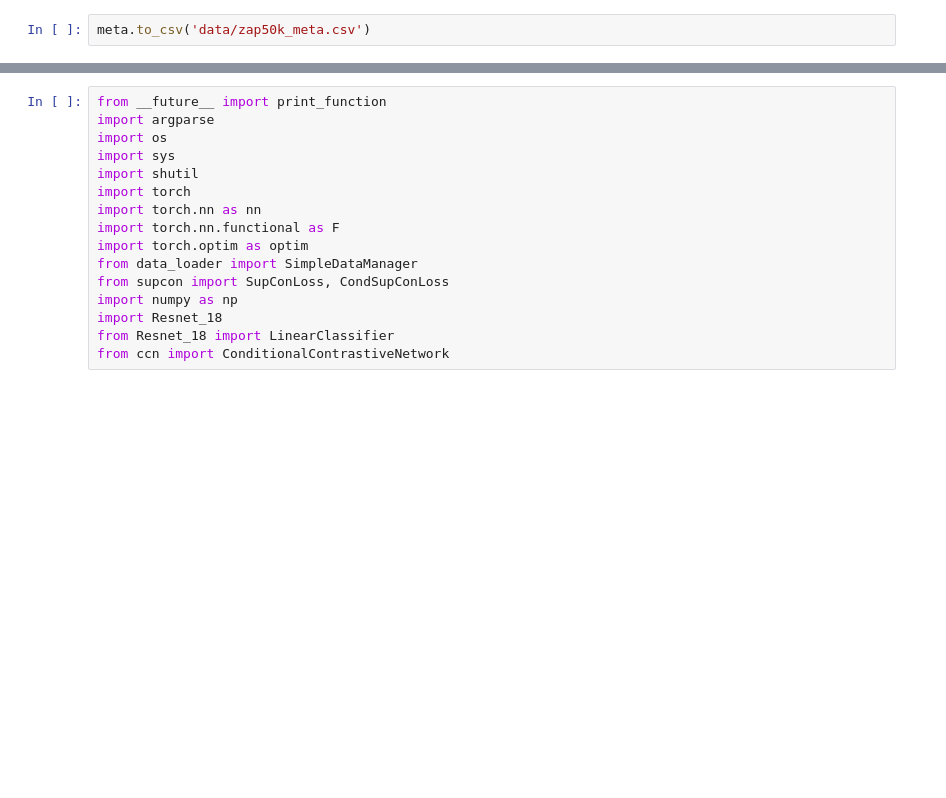
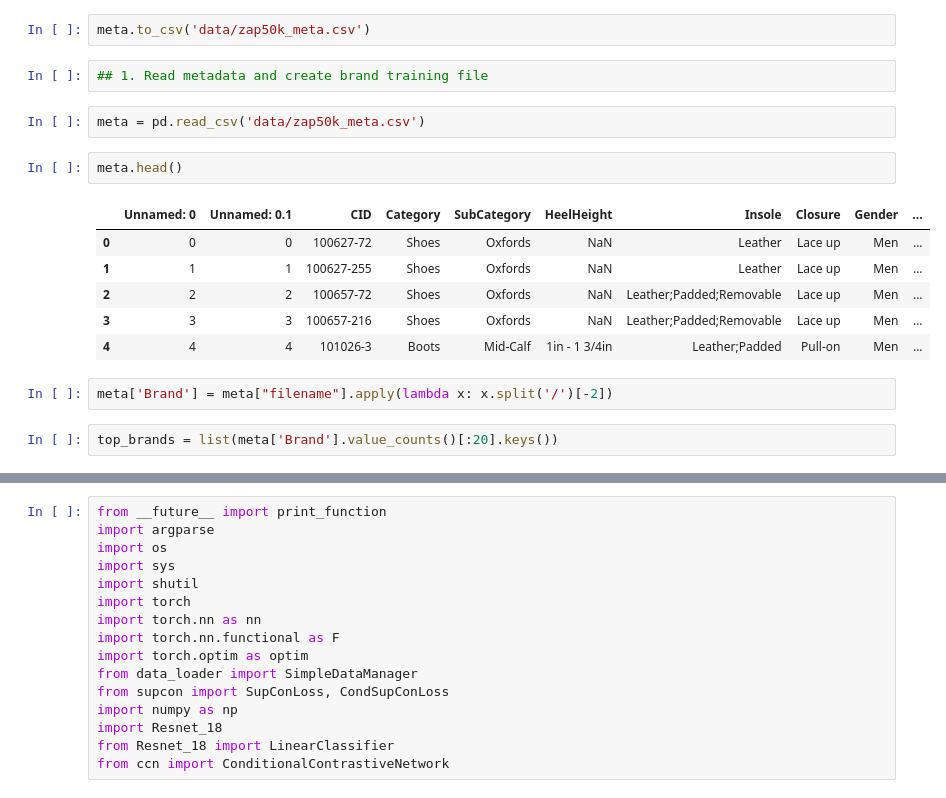
Before and after one commit to emu1729/conditional-contrastive-networks, a Jupyter notebook: Test.ipynb, the cells around one changed output, grey strips where cells are left out. Saved outputs shown, nothing was run; the diff lists cells and outputs as text; blank space fills up the shorter version.

Commit message:
Added brand

```diff
--- a/Test.ipynb
+++ b/Test.ipynb
@@ -117,3 +117,20 @@ meta['Category'].isna().sum()
 0
 # %%
 meta.to_csv('data/zap50k_meta.csv')
+# %%
+## 1. Read metadata and create brand training file
+# %%
+meta = pd.read_csv('data/zap50k_meta.csv')
+# %%
+meta.head()
+# %% [output]
+|  | Unnamed: 0 | Unnamed: 0.1 | CID | Category | SubCategory | HeelHeight | Insole | Closure | Gender | ... |
+| 0 | 0 | 0 | 100627-72 | Shoes | Oxfords | NaN | Leather | Lace up | Men | ... |
+| 1 | 1 | 1 | 100627-255 | Shoes | Oxfords | NaN | Leather | Lace up | Men | ... |
+| 2 | 2 | 2 | 100657-72 | Shoes | Oxfords | NaN | Leather;Padded;Removable | Lace up | Men | ... |
+| 3 | 3 | 3 | 100657-216 | Shoes | Oxfords | NaN | Leather;Padded;Removable | Lace up | Men | ... |
+| 4 | 4 | 4 | 101026-3 | Boots | Mid-Calf | 1in - 1 3/4in | Leather;Padded | Pull-on | Men | ... |
+# %%
+meta['Brand'] = meta["filename"].apply(lambda x: x.split('/')[-2])
+# %%
+top_brands = list(meta['Brand'].value_counts()[:20].keys())
```
Also changed, not shown: parts of 5 cells of this notebook, 4 other files.
